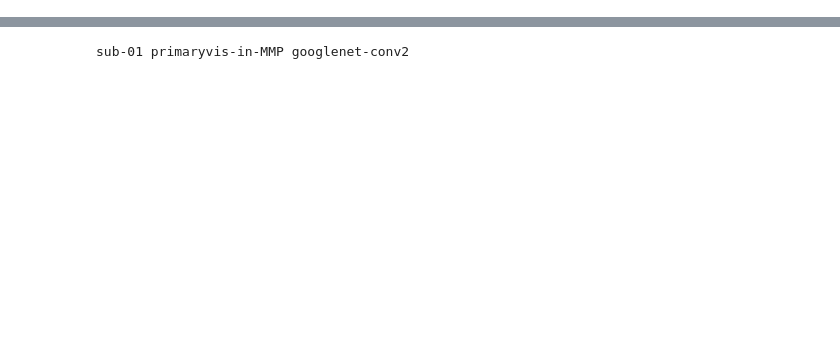
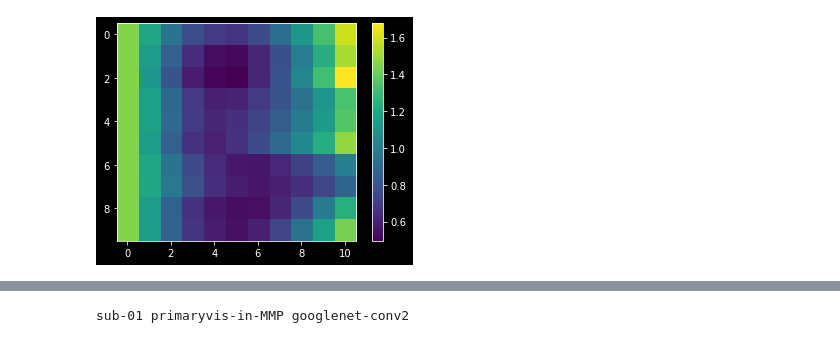
Before and after one commit to GongZhengxin/NeuralFeatureSpace, a Jupyter notebook: anal_inspect-model-weights.ipynb, the cells around one changed output, grey strips where cells are left out. Cells and saved outputs as stored; diff of their text form; code cells hidden in the pictures; blank space fills up the shorter version.

```diff
--- a/anal_inspect-model-weights.ipynb
+++ b/anal_inspect-model-weights.ipynb
@@ -0,0 +29,7 @@
+# %%
+hue_light = colorspace['space'][:,:,:,unit].mean(axis=2)
+plt.imshow(hue_light)
+plt.colorbar()
+plt.show()
+# %% [output]
+[figure, added]
```
Also changed, not shown: parts of 7 cells of this notebook, 42 other files.
